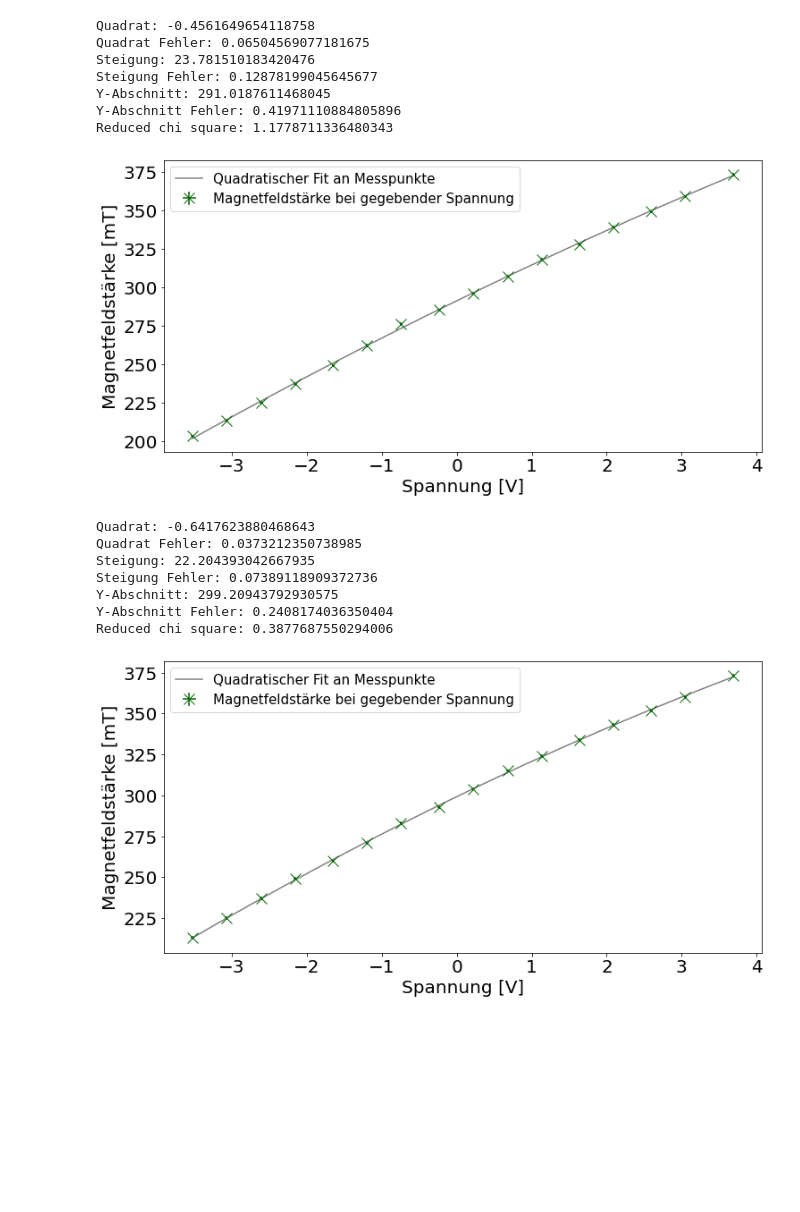
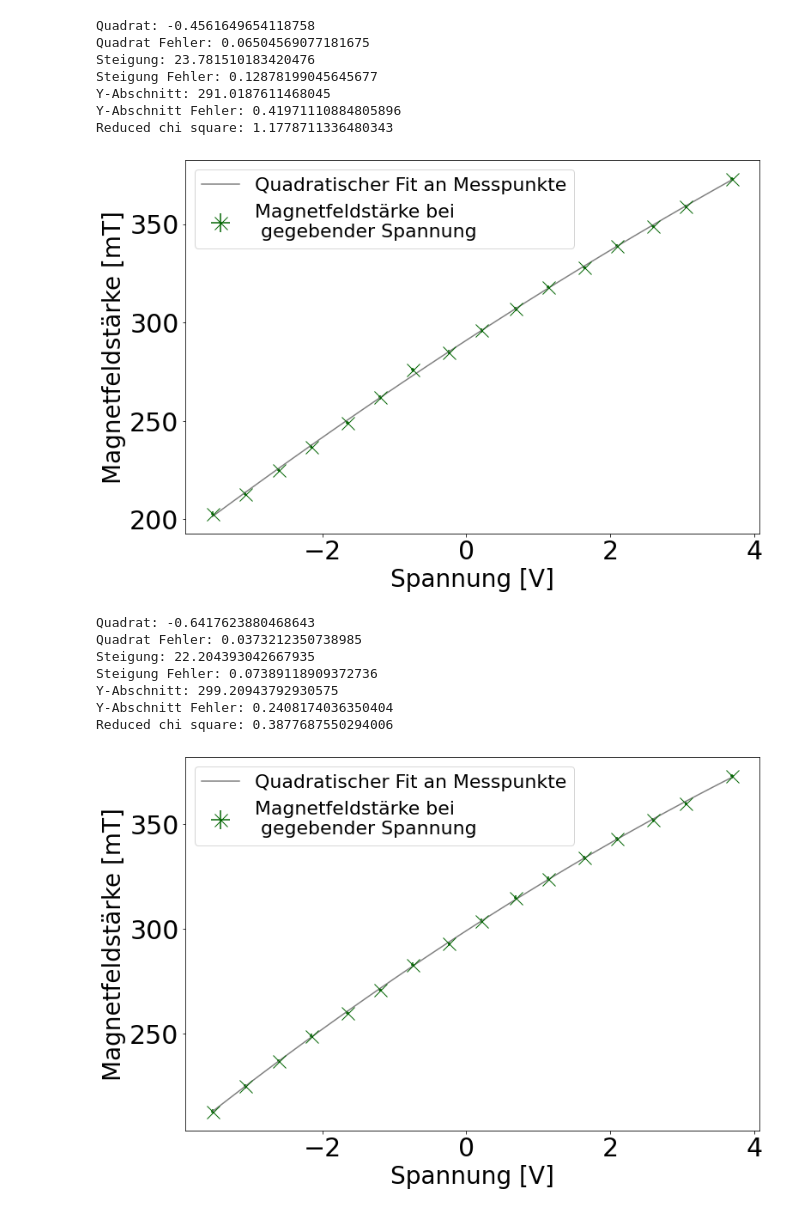
Before and after one commit to Skylake143/Fortgeschrittenenpraktikum, a Jupyter notebook: B10Elektronenspin/Magnetfeldkalibration.ipynb, the cells around one changed output. Cells and saved outputs as stored; diff of their text form; code cells hidden in the pictures; blank space fills up the shorter version.

```diff
--- a/B10Elektronenspin/Magnetfeldkalibration.ipynb
+++ b/B10Elektronenspin/Magnetfeldkalibration.ipynb
@@ -34,7 +34,7 @@ with open('MagnetfeldKalibrationNachherAufsteigendeSpannung.txt') as data:
 with open('MagnetfeldKalibrationNachherAufsteigendeSpannung.txt') as data:
     spannung_transformed_auf_nach = np.loadtxt(data, usecols= 2)
 # %%
-parameters = {'xtick.labelsize': 20, 'ytick.labelsize': 20}
+parameters = {'xtick.labelsize': 30, 'ytick.labelsize': 30}
 plt.rcParams.update(parameters)
 
 #Linearfit
@@ -140,54 +140,54 @@ Reduced chi square: 0.8995326381521469
 # %%
 #Magnetfeld fit aufsteigend nachher
-fig, ax = plt.subplots(figsize=(12,6))
+fig, ax = plt.subplots(figsize=(12,8))
 
 #Name for axis
-ax.set_xlabel('Spannung [V]', fontsize=20)
-ax.set_ylabel('Magnetfeldstärke [mT]', fontsize=20)
+ax.set_xlabel('Spannung [V]', fontsize=28)
+ax.set_ylabel('Magnetfeldstärke [mT]', fontsize=28)
 #Plotten der unskalierten Kurven
 #ax.plot(spannung_transformed_auf_nach, magnetfeldstaerke_auf_nach,'o',markersize=3, color = "lightblue",label = "Magnetfeldkalibrierung bei ansteigender Spannung nach Experiment")
 
 params, cov = optimize.curve_fit(line,spannung_transformed_auf_nach, magnetfeldstaerke_auf_nach)
 x_fit = np.linspace(spannung_transformed_auf_nach[0],spannung_transformed_auf_nach[np.size(spannung_transformed_auf_nach)-1])
-ax.errorbar(spannung_transformed_auf_nach, magnetfeldstaerke_auf_nach, xerr=spannung_fehler, yerr=magnetfeld_fehler,fmt='x',markersize=12, color = "darkgreen",label = "Magnetfeldstärke bei gegebender Spannung")
+ax.errorbar(spannung_transformed_auf_nach, magnetfeldstaerke_auf_nach, xerr=spannung_fehler, yerr=magnetfeld_fehler,fmt='x',markersize=15, color = "darkgreen",label = "Magnetfeldstärke bei\n gegebender Spannung")
 y_fit = line(x_fit, params[0], params[1], params[2])
 y_fit_chi = line(spannung_transformed_auf_nach, params[0], params[1], params[2])
 ax.plot(x_fit, y_fit, color = "grey", label="Quadratischer Fit an Messpunkte")
 reduced_chi_sqare = redchisqr(magnetfeldstaerke_auf_nach, y_fit_chi, 1, 1)
 
 print("Quadrat:",params[2])
 print("Quadrat Fehler:", np.sqrt(cov[2,2]))
 print("Steigung:",params[1])
 print("Steigung Fehler:", np.sqrt(cov[1,1]))
 print("Y-Abschnitt:", params[0])
 print("Y-Abschnitt Fehler:",np.sqrt(cov[0,0]))
 print("Reduced chi square:", reduced_chi_sqare)
 
-ax.legend(fontsize=15)
+ax.legend(fontsize=22)
 plt.show()
-fig.savefig('MagnetfeldfitAnsteigendNachher.png')
+fig.savefig('MagnetfeldfitAnsteigendNachher.png', dpi=200)
 # %% [output]
 Quadrat: -0.4561649654118758
 Quadrat Fehler: 0.06504569077181675
 Steigung: 23.781510183420476
 Steigung Fehler: 0.12878199045645677
 Y-Abschnitt: 291.0187611468045
 Y-Abschnitt Fehler: 0.41971110884805896
 Reduced chi square: 1.1778711336480343
-[figure, old version]
+[figure, new version]
 # %%
 #Magnetfeld fit absteigend nachher
-fig, ax = plt.subplots(figsize=(12,6))
+fig, ax = plt.subplots(figsize=(12,8))
 
 #Name for axis
-ax.set_xlabel('Spannung [V]', fontsize=20)
-ax.set_ylabel('Magnetfeldstärke [mT]', fontsize=20)
+ax.set_xlabel('Spannung [V]', fontsize=28)
+ax.set_ylabel('Magnetfeldstärke [mT]', fontsize=28)
 #Plotten der unskalierten Kurven
 #ax.plot(spannung_transformed_ab, magnetfeldstaerke_ab,'o',markersize=3, color = "lightblue",label = "Magnetfeldkalibrierung bei ansteigender Spannung")
 
 params, cov = optimize.curve_fit(line,spannung_transformed_ab_nach, magnetfeldstaerke_ab_nach)
 x_fit = np.linspace(spannung_transformed_ab_nach[0],spannung_transformed_ab_nach[np.size(spannung_transformed_ab_nach)-1])
-ax.errorbar(spannung_transformed_ab_nach, magnetfeldstaerke_ab_nach, xerr=spannung_fehler, yerr=magnetfeld_fehler,fmt='x',markersize=12, color = "darkgreen",label = "Magnetfeldstärke bei gegebender Spannung")
+ax.errorbar(spannung_transformed_ab_nach, magnetfeldstaerke_ab_nach, xerr=spannung_fehler, yerr=magnetfeld_fehler,fmt='x',markersize=15, color = "darkgreen",label = "Magnetfeldstärke bei\n gegebender Spannung")
 y_fit = line(x_fit, params[0], params[1], params[2])
 y_fit_chi = line(spannung_transformed_ab_nach, params[0], params[1], params[2])
 ax.plot(x_fit, y_fit, color = "grey", label="Quadratischer Fit an Messpunkte")
@@ -201,7 +201,7 @@ print("Y-Abschnitt:", params[0])
 print("Y-Abschnitt Fehler:",np.sqrt(cov[0,0]))
 print("Reduced chi square:", reduced_chi_sqare)
 
-ax.legend(fontsize=15)
+ax.legend(fontsize=22)
 plt.show()
 fig.savefig('MagnetfeldfitAbsteigendNachher.png')
 # %% [output]
@@ -212,4 +212,4 @@ Steigung Fehler: 0.07389118909372736
 Y-Abschnitt: 299.20943792930575
 Y-Abschnitt Fehler: 0.2408174036350404
 Reduced chi square: 0.3877687550294006
-[figure, old version]
+[figure, new version]
```
Also changed, not shown: parts of 2 cells of this notebook, 3 other files.
